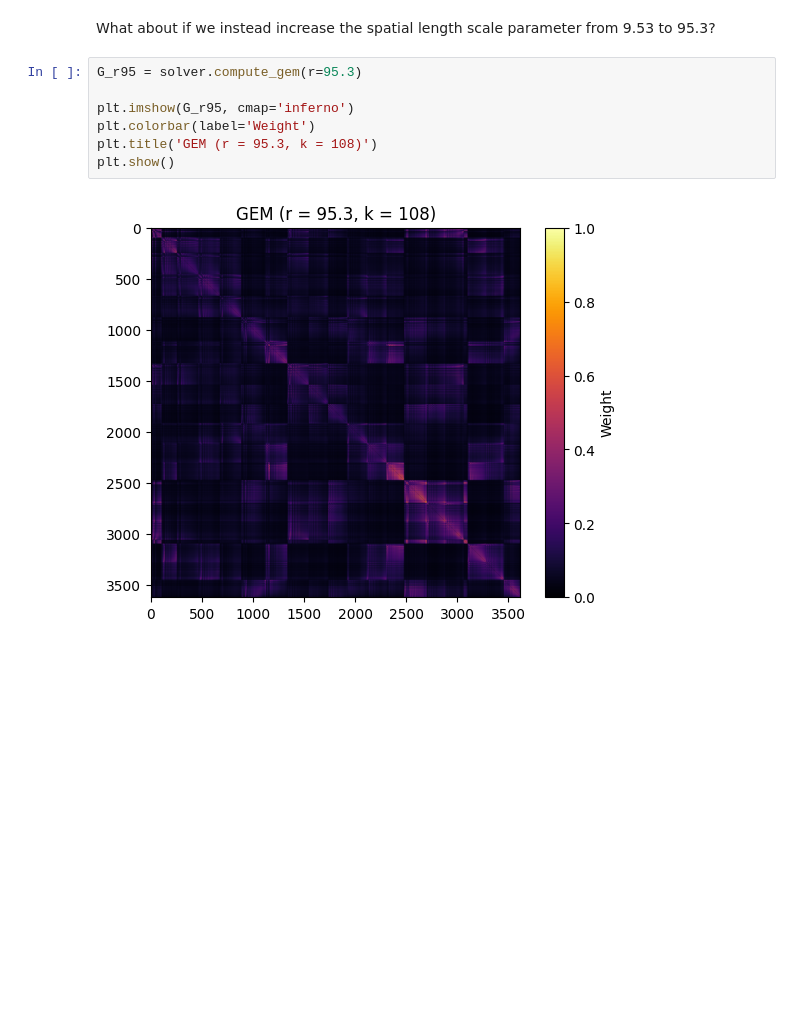
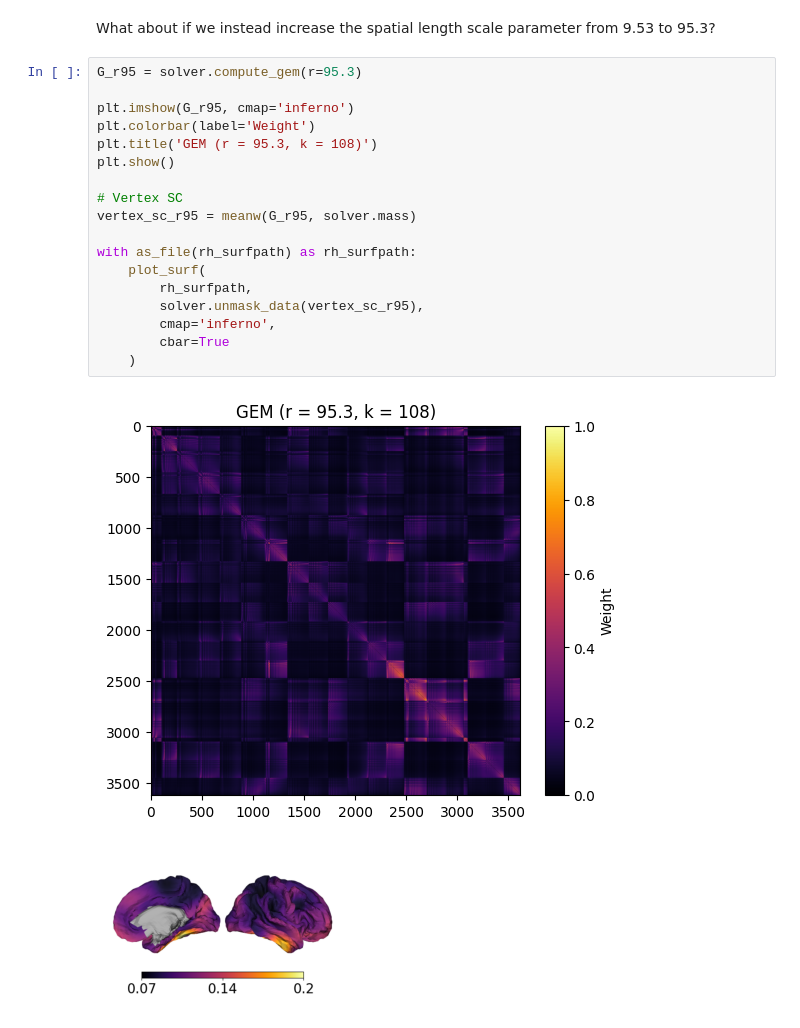
Before and after one commit to NSBLab/neuromodes, a Jupyter notebook: docs/tutorials/GEM.ipynb, the cells around one changed output. Saved outputs shown, nothing was run; the diff lists cells and outputs as text; blank space fills up the shorter version.

```diff
--- a/docs/tutorials/GEM.ipynb
+++ b/docs/tutorials/GEM.ipynb
@@ -58,9 +92,21 @@ What about if we instead increase the spatial length scale parameter from 9.53 t
 # %%
 G_r95 = solver.compute_gem(r=95.3)
 
 plt.imshow(G_r95, cmap='inferno')
 plt.colorbar(label='Weight')
 plt.title('GEM (r = 95.3, k = 108)')
 plt.show()
+
+# Vertex SC
+vertex_sc_r95 = meanw(G_r95, solver.mass)
+
+with as_file(rh_surfpath) as rh_surfpath:
+    plot_surf(
+        rh_surfpath,
+        solver.unmask_data(vertex_sc_r95),
+        cmap='inferno',
+        cbar=True
+    )
 # %% [output]
 [figure]
+[figure, added]
```
Also changed, not shown: parts of 8 cells of this notebook, 31 other files.
